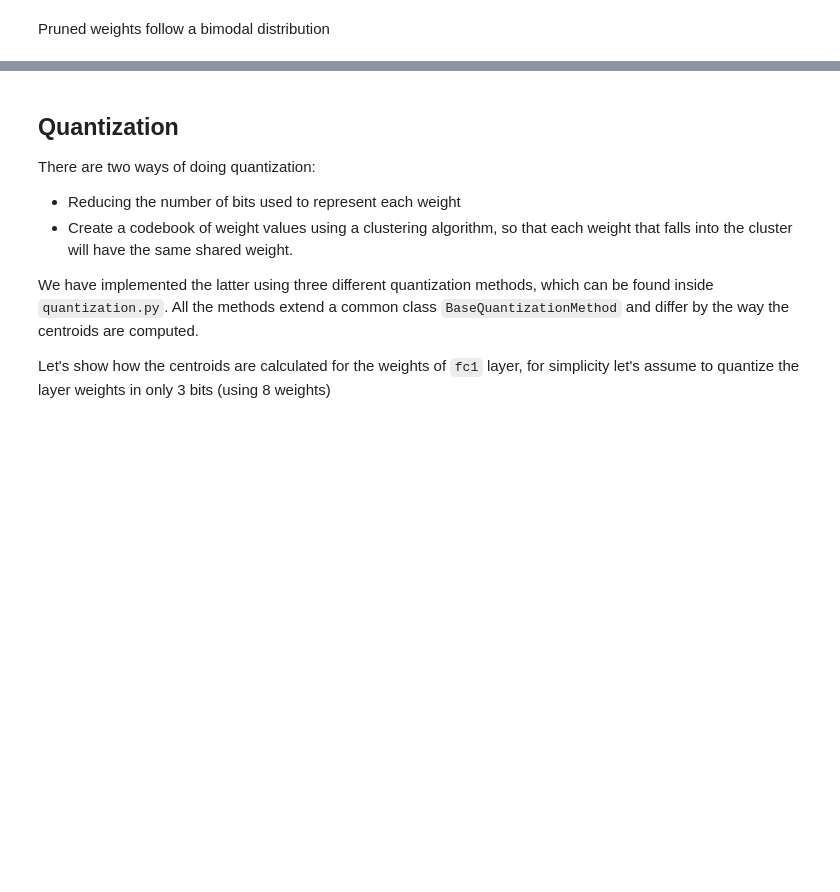
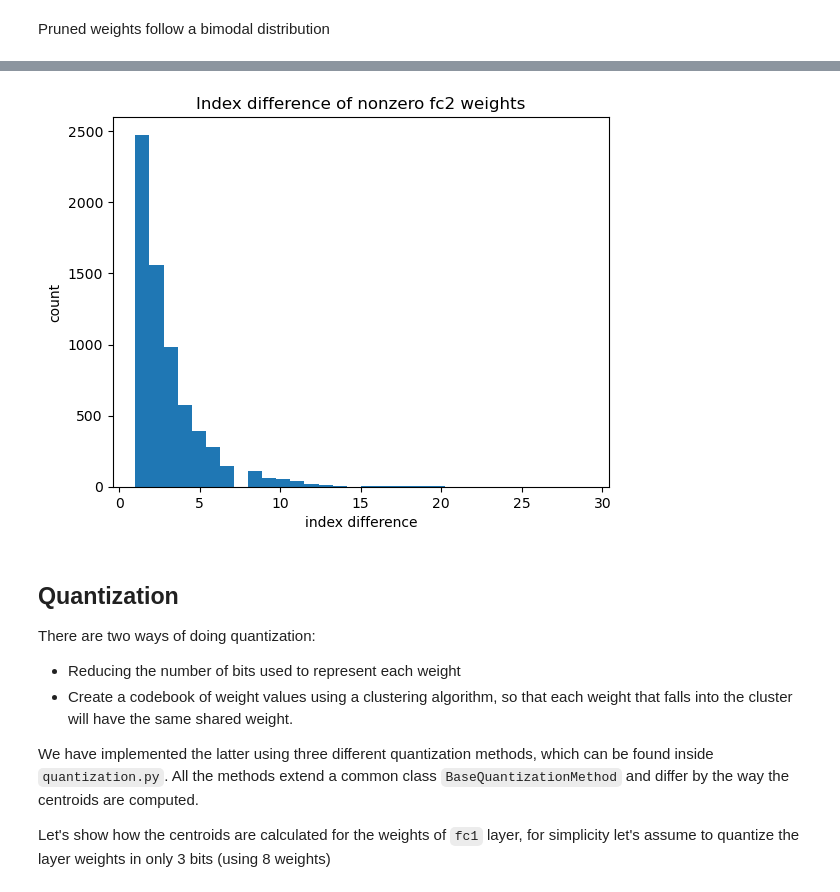
Before and after one commit to ciodar/deep-compression, a Jupyter notebook: notebooks/mnist-lenet300.ipynb, the cells around one changed output, grey strips where cells are left out. Cells and saved outputs as stored; diff of their text form; code cells hidden in the pictures; blank space fills up the shorter version.

```diff
--- a/notebooks/mnist-lenet300.ipynb
+++ b/notebooks/mnist-lenet300.ipynb
@@ -184,3 +179,28 @@ Pruned weights follow a bimodal distribution
+# %%
+import math
+import matplotlib.pyplot as plt
+
+def zero_runs(a):
+    # Create an array that is 1 where a is 0, and pad each end with an extra 0.
+    iszero = np.concatenate(([0], np.equal(a, 0).view(np.int8), [0]))
+    absdiff = np.abs(np.diff(iszero))
+    # Runs start and end where absdiff is 1.
+    ranges = np.where(absdiff == 1)[0].reshape(-1, 2)
+    return ranges
+
+tensor = model.model.fc2.weight_mask.detach().cpu().view(-1).numpy()
+r = zero_runs(tensor)
+# print(r)
+diff = r[:-1,1] - r[:-1,0]
+if r[0,0] != 0:
+    diff = np.concatenate(([r[0,0]], diff))
+plt.hist(diff, bins=32)
+plt.xlabel("index difference")
+plt.ylabel("count")
+plt.title("Index difference of nonzero fc2 weights")
+plt.show()
+# %% [output]
+[figure, added]
 # %% [markdown]
 ## Quantization
 
```
Also changed, not shown: parts of 14 cells of this notebook, 20 other files.
